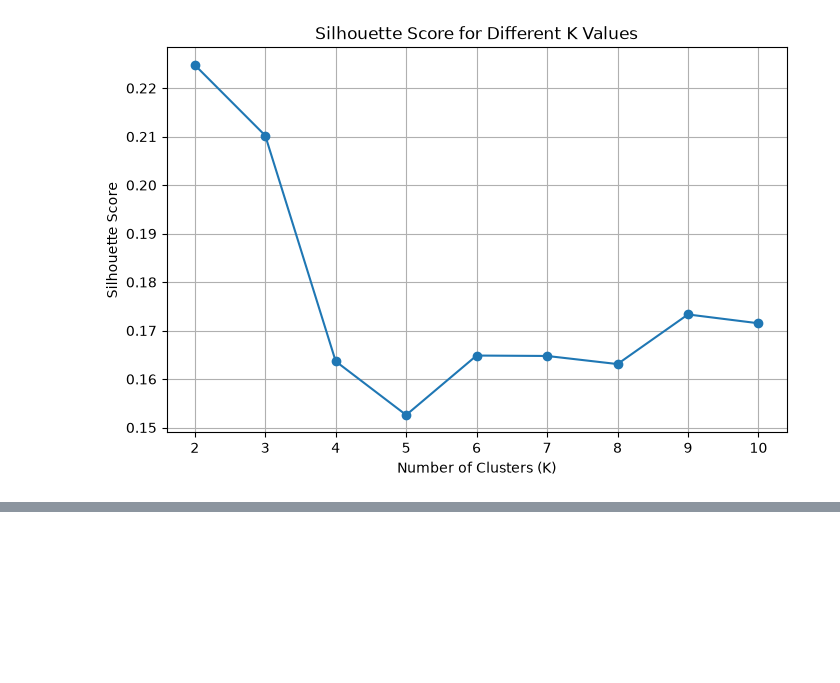
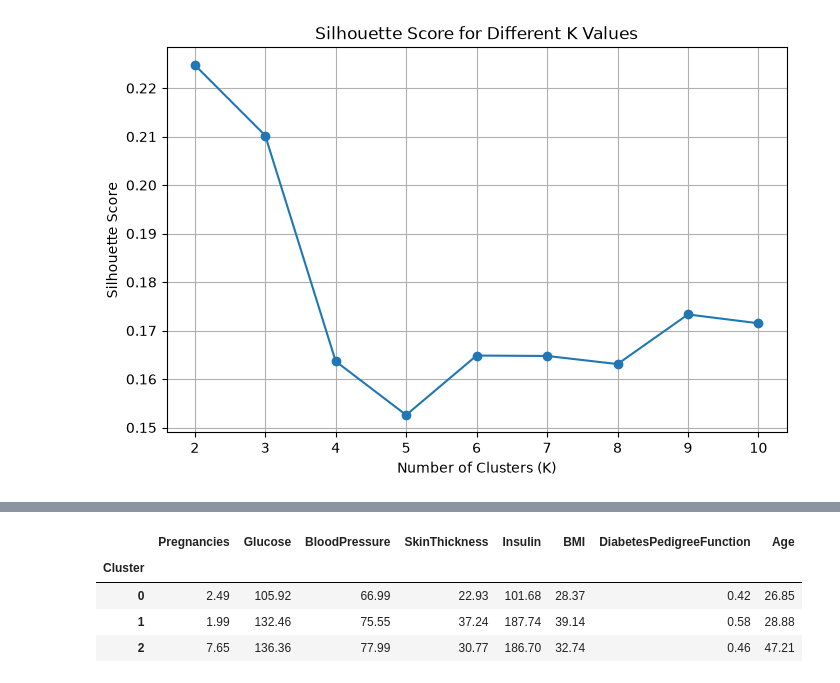
Before and after one commit to lahcen404/GlucoRisk-AI, a Jupyter notebook: notebooks/02_clustering.ipynb, the cells around one changed output, grey strips where cells are left out. Cells and saved outputs as stored; diff of their text form; code cells hidden in the pictures; blank space fills up the shorter version.

```diff
--- a/notebooks/02_clustering.ipynb
+++ b/notebooks/02_clustering.ipynb
@@ -186,0 +300,15 @@ plt.show()
+# %%
+cluster_profile = (
+    df_clustered
+    .groupby("Cluster")[clinical_columns]
+    .mean()
+    .round(2)
+)
+
+cluster_profile
+# %% [output]
+|  | Pregnancies | Glucose | BloodPressure | SkinThickness | Insulin | BMI | DiabetesPedigreeFunction | Age |
+| Cluster |  |  |  |  |  |  |  |  |
+| 0 | 2.49 | 105.92 | 66.99 | 22.93 | 101.68 | 28.37 | 0.42 | 26.85 |
+| 1 | 1.99 | 132.46 | 75.55 | 37.24 | 187.74 | 39.14 | 0.58 | 28.88 |
+| 2 | 7.65 | 136.36 | 77.99 | 30.77 | 186.70 | 32.74 | 0.46 | 47.21 |
```
Also changed, not shown: parts of 13 cells of this notebook.
